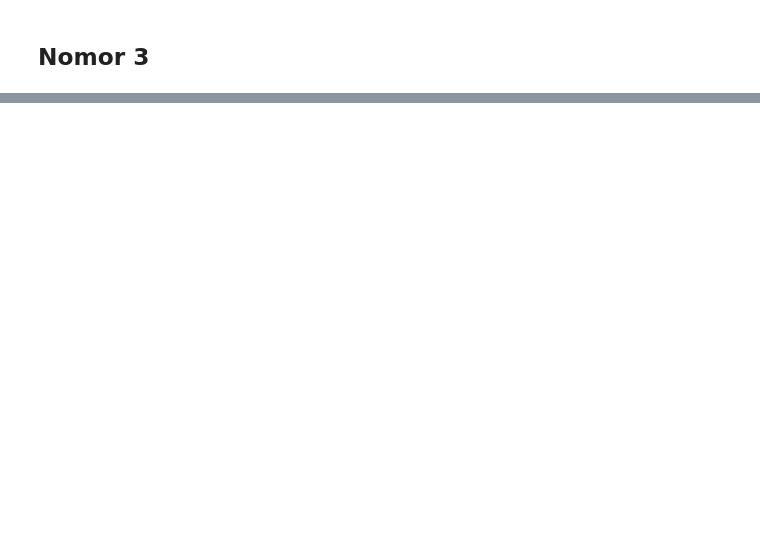
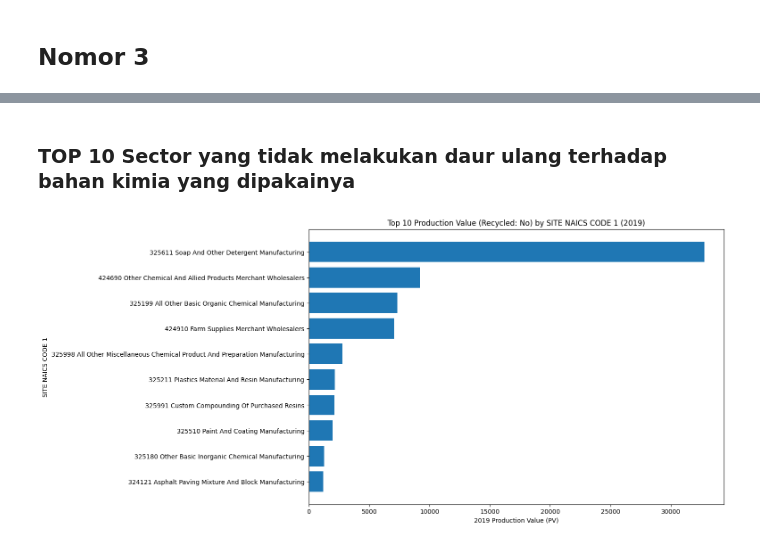
Before and after one commit to randy-ar/gcolab, a Jupyter notebook: Explanatory_Data_Analysis_EPA_Chemical_Data_Reporting.ipynb, the cells around one changed output, grey strips where cells are left out. Cells and saved outputs as stored; diff of their text form; code cells hidden in the pictures; blank space fills up the shorter version.

```diff
--- a/Explanatory_Data_Analysis_EPA_Chemical_Data_Reporting.ipynb
+++ b/Explanatory_Data_Analysis_EPA_Chemical_Data_Reporting.ipynb
@@ -197,0 +220,25 @@ fig.show()
+# %% [markdown]
+### TOP 10 Sector yang tidak melakukan daur ulang terhadap bahan kimia yang dipakainya
+# %%
+# prompt: I want horizontal bar chart contain top 10 of production value based on SITE NAICS CODE 1 where recycled value is no, x axis is 2019 PV
+
+import matplotlib.pyplot as plt
+# Filter for rows where 'RECYCLED' is 'No'
+df_recycled_no = df_consumer[df_consumer['RECYCLED'] == 'No'].copy()
+
+# Group by 'SITE NAICS CODE 1' and sum '2019 PV' for the filtered data
+df_naics_pv_recycled_no = df_recycled_no.groupby('SITE NAICS CODE 1')['2019 PV'].sum().reset_index()
+
+# Sort by '2019 PV' and get the top 10
+df_top_10_naics_recycled_no = df_naics_pv_recycled_no.nlargest(10, '2019 PV')
+
+# Create the horizontal bar chart
+plt.figure(figsize=(12, 8))
+plt.barh(df_top_10_naics_recycled_no['SITE NAICS CODE 1'], df_top_10_naics_recycled_no['2019 PV'])
+plt.xlabel('2019 Production Value (PV)')
+plt.ylabel('SITE NAICS CODE 1')
+plt.title('Top 10 Production Value (Recycled: No) by SITE NAICS CODE 1 (2019)')
+plt.gca().invert_yaxis() # Invert y-axis to have the highest value at the top
+plt.show()
+# %% [output]
+[figure, added]
```
Also changed, not shown: parts of 2 cells of this notebook.
